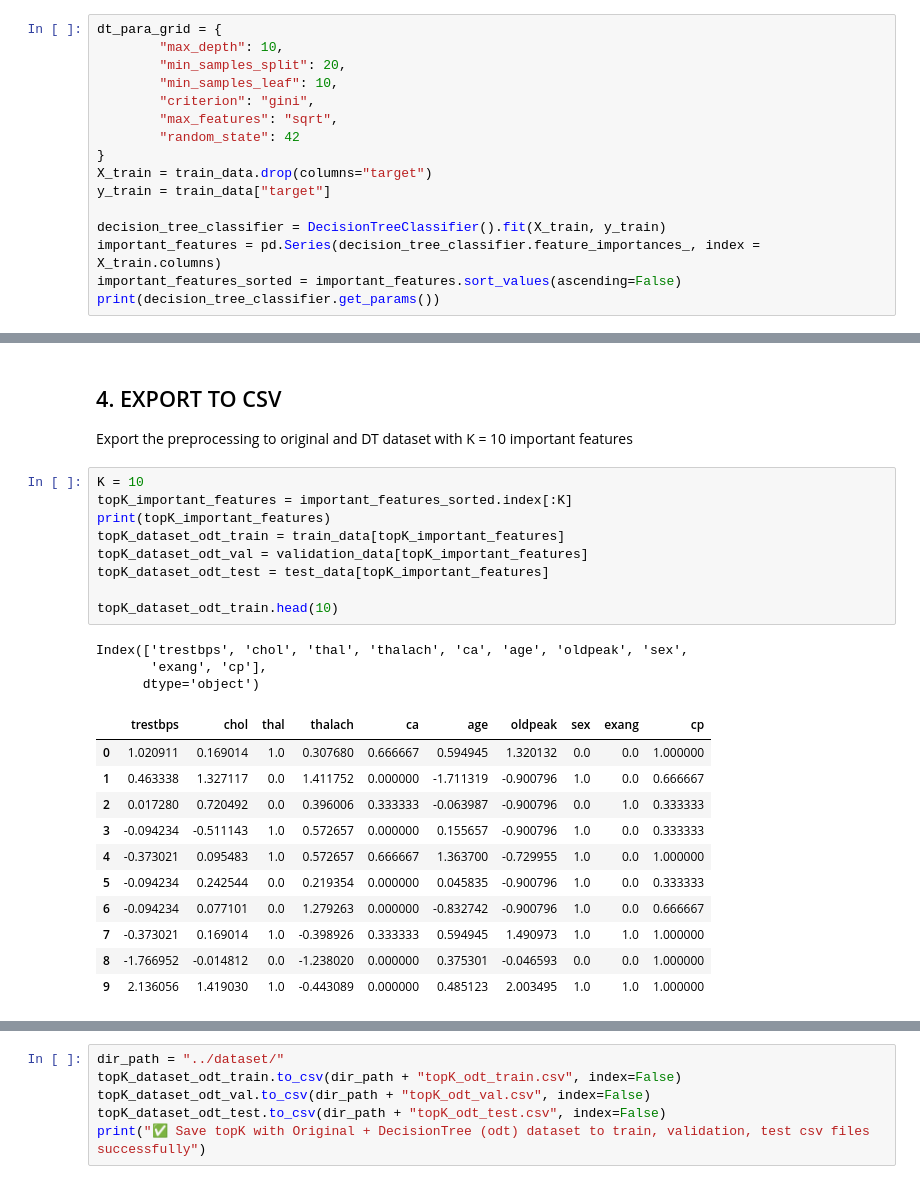
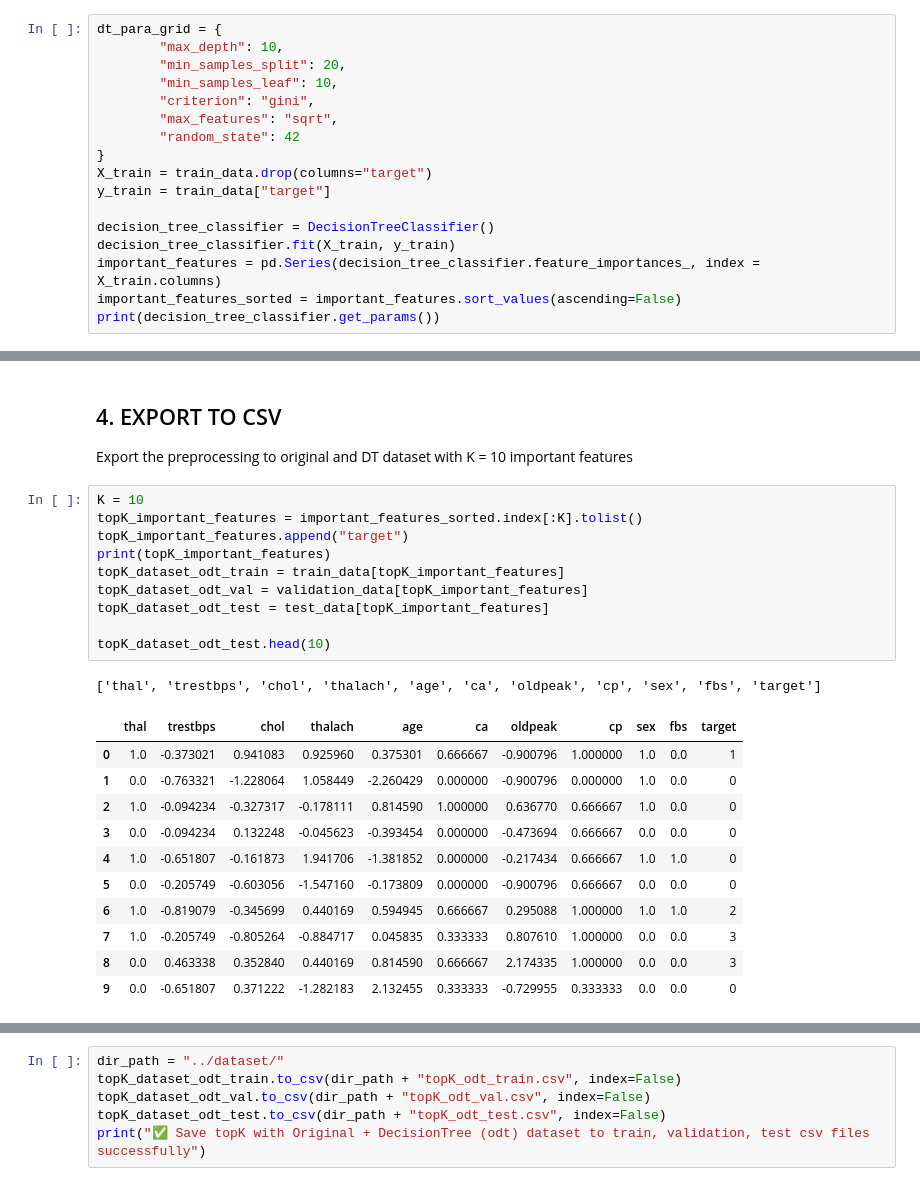
Before and after one commit to isenginer/AIVN_Project4.2_Heart_Disease, a Jupyter notebook: notebooks/02_data_eda.ipynb, the cells around one changed output, grey strips where cells are left out. Saved outputs shown, nothing was run; the diff lists cells and outputs as text.

```diff
--- a/notebooks/02_data_eda.ipynb
+++ b/notebooks/02_data_eda.ipynb
@@ -81,7 +81,8 @@ dt_para_grid = {
 X_train = train_data.drop(columns="target")
 y_train = train_data["target"]
 
-decision_tree_classifier = DecisionTreeClassifier().fit(X_train, y_train)
+decision_tree_classifier = DecisionTreeClassifier()
+decision_tree_classifier.fit(X_train, y_train)
 important_features = pd.Series(decision_tree_classifier.feature_importances_, index = X_train.columns)
 important_features_sorted = important_features.sort_values(ascending=False)
 print(decision_tree_classifier.get_params())
@@ -98,25 +99,24 @@ bar_charts(important_features_sorted)
 Export the preprocessing to original and DT dataset with K = 10 important features
 # %%
 K = 10
-topK_important_features = important_features_sorted.index[:K]
+topK_important_features = important_features_sorted.index[:K].tolist()
+topK_important_features.append("target")
 print(topK_important_features)
 topK_dataset_odt_train = train_data[topK_important_features]
 topK_dataset_odt_val = validation_data[topK_important_features]
 topK_dataset_odt_test = test_data[topK_important_features]
 
-topK_dataset_odt_train.head(10)
+topK_dataset_odt_test.head(10)
 # %% [output]
-Index(['trestbps', 'chol', 'thal', 'thalach', 'ca', 'age', 'oldpeak', 'sex',
-       'exang', 'cp'],
-      dtype='object')
+['thal', 'trestbps', 'chol', 'thalach', 'age', 'ca', 'oldpeak', 'cp', 'sex', 'fbs', 'target']
-|  | trestbps | chol | thal | thalach | ca | age | oldpeak | sex | exang | cp |
-| 0 | 1.020911 | 0.169014 | 1.0 | 0.307680 | 0.666667 | 0.594945 | 1.320132 | 0.0 | 0.0 | 1.000000 |
-| 1 | 0.463338 | 1.327117 | 0.0 | 1.411752 | 0.000000 | -1.711319 | -0.900796 | 1.0 | 0.0 | 0.666667 |
-| 2 | 0.017280 | 0.720492 | 0.0 | 0.396006 | 0.333333 | -0.063987 | -0.900796 | 0.0 | 1.0 | 0.333333 |
-| 3 | -0.094234 | -0.511143 | 1.0 | 0.572657 | 0.000000 | 0.155657 | -0.900796 | 1.0 | 0.0 | 0.333333 |
-| 4 | -0.373021 | 0.095483 | 1.0 | 0.572657 | 0.666667 | 1.363700 | -0.729955 | 1.0 | 0.0 | 1.000000 |
-| 5 | -0.094234 | 0.242544 | 0.0 | 0.219354 | 0.000000 | 0.045835 | -0.900796 | 1.0 | 0.0 | 0.333333 |
-| 6 | -0.094234 | 0.077101 | 0.0 | 1.279263 | 0.000000 | -0.832742 | -0.900796 | 1.0 | 0.0 | 0.666667 |
-| 7 | -0.373021 | 0.169014 | 1.0 | -0.398926 | 0.333333 | 0.594945 | 1.490973 | 1.0 | 1.0 | 1.000000 |
-| 8 | -1.766952 | -0.014812 | 0.0 | -1.238020 | 0.000000 | 0.375301 | -0.046593 | 0.0 | 0.0 | 1.000000 |
-| 9 | 2.136056 | 1.419030 | 1.0 | -0.443089 | 0.000000 | 0.485123 | 2.003495 | 1.0 | 1.0 | 1.000000 |
+|  | thal | trestbps | chol | thalach | age | ca | oldpeak | cp | sex | fbs | target |
+| 0 | 1.0 | -0.373021 | 0.941083 | 0.925960 | 0.375301 | 0.666667 | -0.900796 | 1.000000 | 1.0 | 0.0 | 1 |
+| 1 | 0.0 | -0.763321 | -1.228064 | 1.058449 | -2.260429 | 0.000000 | -0.900796 | 0.000000 | 1.0 | 0.0 | 0 |
+| 2 | 1.0 | -0.094234 | -0.327317 | -0.178111 | 0.814590 | 1.000000 | 0.636770 | 0.666667 | 1.0 | 0.0 | 0 |
+| 3 | 0.0 | -0.094234 | 0.132248 | -0.045623 | -0.393454 | 0.000000 | -0.473694 | 0.666667 | 0.0 | 0.0 | 0 |
+| 4 | 1.0 | -0.651807 | -0.161873 | 1.941706 | -1.381852 | 0.000000 | -0.217434 | 0.666667 | 1.0 | 1.0 | 0 |
+| 5 | 0.0 | -0.205749 | -0.603056 | -1.547160 | -0.173809 | 0.000000 | -0.900796 | 0.666667 | 0.0 | 0.0 | 0 |
+| 6 | 1.0 | -0.819079 | -0.345699 | 0.440169 | 0.594945 | 0.666667 | 0.295088 | 1.000000 | 1.0 | 1.0 | 2 |
+| 7 | 1.0 | -0.205749 | -0.805264 | -0.884717 | 0.045835 | 0.333333 | 0.807610 | 1.000000 | 0.0 | 0.0 | 3 |
+| 8 | 0.0 | 0.463338 | 0.352840 | 0.440169 | 0.814590 | 0.666667 | 2.174335 | 1.000000 | 0.0 | 0.0 | 3 |
+| 9 | 0.0 | -0.651807 | 0.371222 | -1.282183 | 2.132455 | 0.333333 | -0.729955 | 0.333333 | 0.0 | 0.0 | 0 |
```
Also changed, not shown: parts of 3 cells of this notebook, 7 other files.
